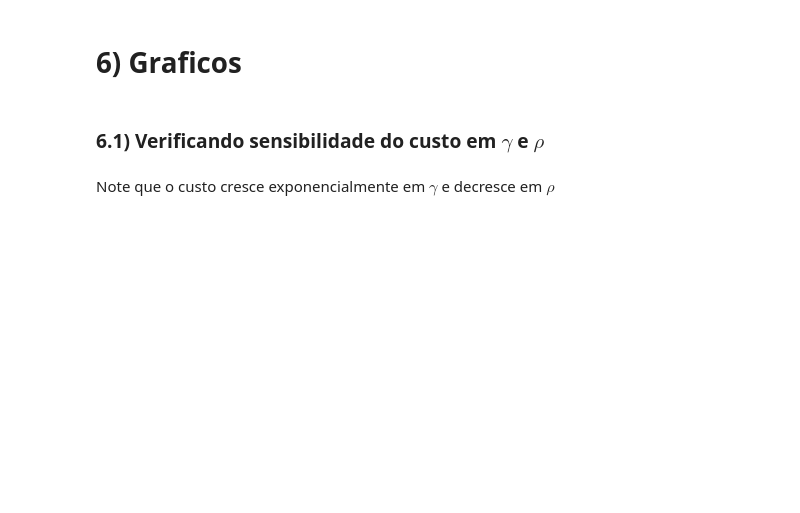
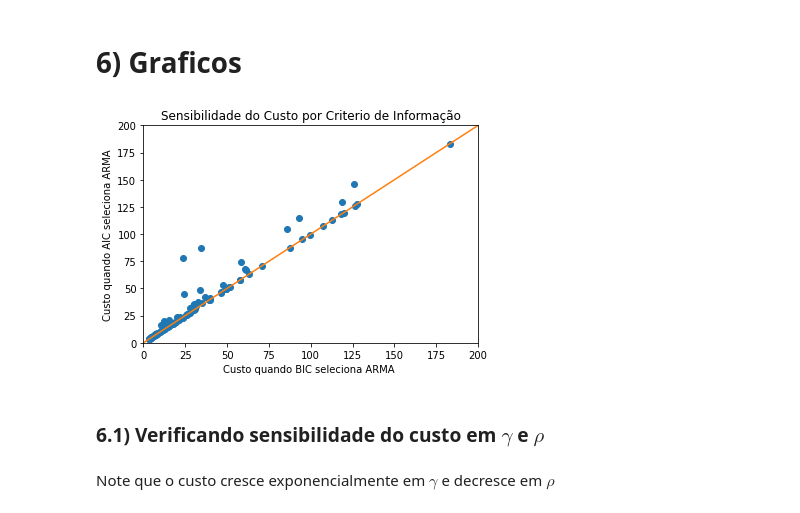
Before and after one commit to lucasestrela/Dissertacao, a Jupyter notebook: Calculando_Custo.ipynb, the cells around one changed output. Drawn from its saved outputs; the diff is of its cells as text; code cells hidden in the pictures; blank space fills up the shorter version.

```diff
--- a/Calculando_Custo.ipynb
+++ b/Calculando_Custo.ipynb
@@ -290,10 +295,11 @@ country_codes = pwt['countrycode'].unique()
 # 4) Calculando o custo
 # %%
 # Criando listas que armazenarão o output do modelo
-models      = [None] * len(countries)
-best_ARMA   = [None] * len(countries)
-results     = [None] * len(countries)
-lambda_ARMA = [None] * len(countries)
+best_ARMA     = [[None]* len(countries), [None]* len(countries)]
+lambda_ARMA   = [[None]* len(countries), [None]* len(countries)]
+
+Rho_0   = np.arange(0.05, 0.03, -0.01)
+Gamma_0 = np.arange(1, 6, 2)
 # %%
 for idx, country in enumerate(countries):
 
@@ -346,20 +368,21 @@ del idx, country, MA_coef, AR_coef, variance, Pol
 # %% [markdown]
 # 5) Exportando os dados
 # %%
-custo = [None] * len(countries)
+custo = [[None]* len(countries), [None]* len(countries)]
 
 for idx in range(0, len(countries)):
 
     try:
       # Obtendo custo de (Rho, Gamma) = (0.04, 3)
-        custo[idx] = lambda_ARMA[idx][1,1]*100
+        custo[0][idx] = lambda_ARMA[0][idx][1,1]*100
+        custo[1][idx] = lambda_ARMA[1][idx][1,1]*100
 
     except:
-        custo[idx] = None
+        custo[0][idx] = None
+        custo[1][idx] = None
 
-
-custo = {'custo' : custo, 'countrycode' : country_codes}
-custo = pd.DataFrame(custo, columns=['custo', 'countrycode'])
+custo = pd.DataFrame([custo[0][:], custo[1][:], country_codes]).T
+custo.columns = ['custo_bic', 'custo_aic', 'countrycode']
 # %%
 # Exportanto dados
 
@@ -370,6 +393,19 @@ files.download('custos_data.csv')
 [interactive output not drawn]
 # %% [markdown]
 # 6) Graficos
+# %%
+x = np.linspace(0, 200, 2)
+
+plt.plot(custo['custo_bic'], custo['custo_aic'], 'o')
+plt.plot(x, x)
+plt.xlim(0,200)
+plt.ylim(0,200)
+plt.xlabel('Custo quando BIC seleciona ARMA ')
+plt.ylabel('Custo quando AIC seleciona ARMA')
+plt.title('Sensibilidade do Custo por Criterio de Informação')
+plt.show()
+# %% [output]
+[figure, added]
 # %% [markdown]
 ### 6.1) Verificando sensibilidade do custo em $\gamma$ e $\rho$
 # %%
```
Also changed, not shown: parts of 12 cells of this notebook.
